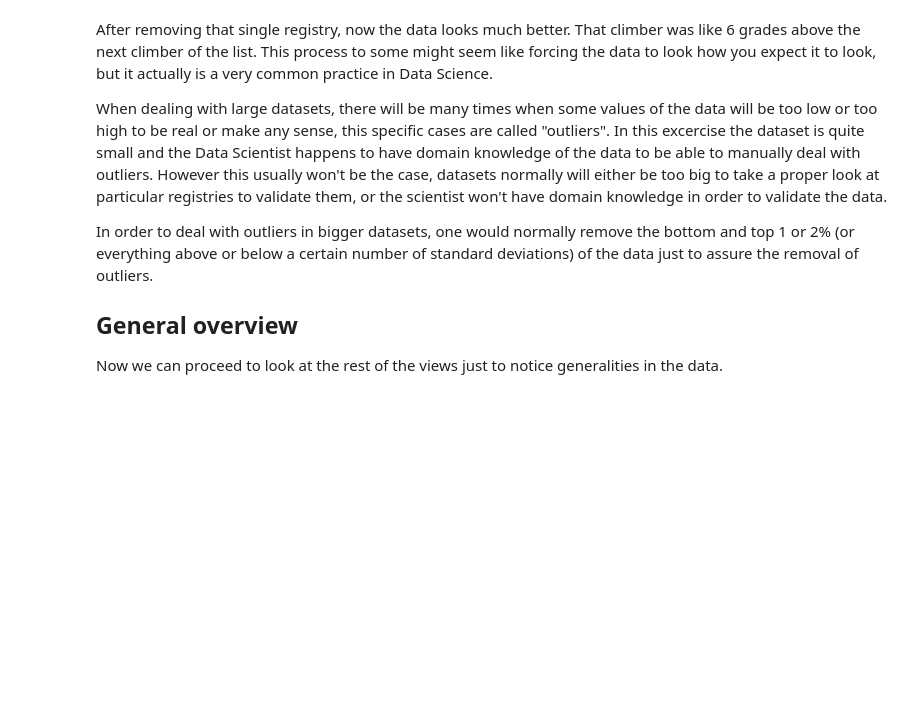
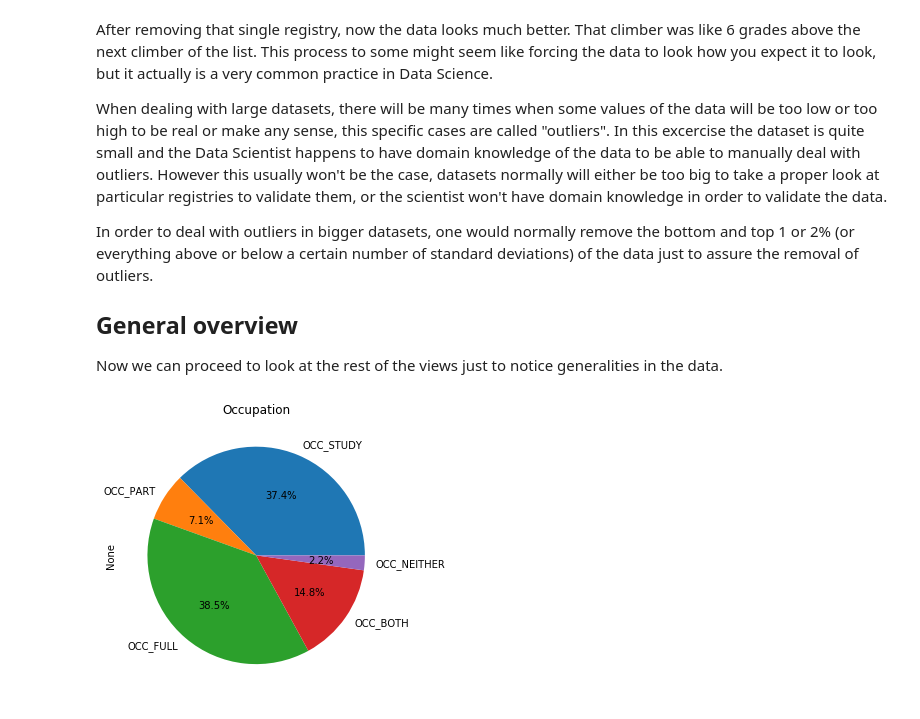
Before and after one commit to alexcasar/Data-Science-Climbing-Demo, a Jupyter notebook: 2. Data Exploratory Analysis.ipynb, the cells around one changed output. Saved outputs shown, nothing was run; the diff lists cells and outputs as text; code cells hidden in the pictures; blank space fills up the shorter version.

```diff
--- a/2. Data Exploratory Analysis.ipynb
+++ b/2. Data Exploratory Analysis.ipynb
@@ -31,6 +31,8 @@ However, describe() by itself might end up showing too much and too varied infor
 #View to see a general profile of the climber
 profileVars = ["AGE","YRS_CLIMBING","START_AGE","HEIGHT","WEIGHT",
                "CLIMBDAYS","TRAVEL","VACATIONS","PROJECTING","B_AVG","S_AVG"]
+#View regarding their occupation
+occVars = ["OCC_STUDY","OCC_PART","OCC_FULL","OCC_BOTH","OCC_NEITHER"]
 #View regarding how much they train and project
 trainProjVars = ["CLIMBDAYS","INDOORDAYS","TRAINDAYS","TOTALTRAIN","TRAINLENGTH",
                  "ATTEMPTS","BESTGO","PROJECTING","B_AVG","S_AVG"]
@@ -169,5 +171,9 @@ In order to deal with outliers in bigger datasets, one would normally remove the
 ## General overview
 
 Now we can proceed to look at the rest of the views just to notice generalities in the data.
+# %%
+plot = data[occVars].mean().plot.pie(title="Occupation",autopct='%1.1f%%',figsize=(15, 5))
+# %% [output]
+[figure, added]
 # %%
 plot = data[gymVars].mean().plot.bar(title="Average Gym Facilities",figsize=(15, 5))
```
Also changed, not shown: parts of 27 cells of this notebook, 1 other file.
